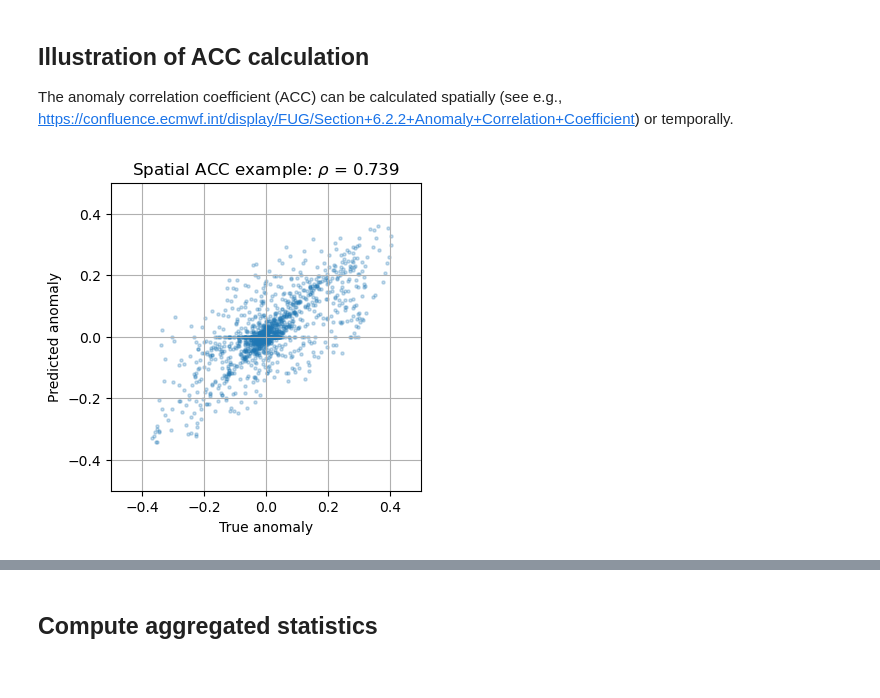
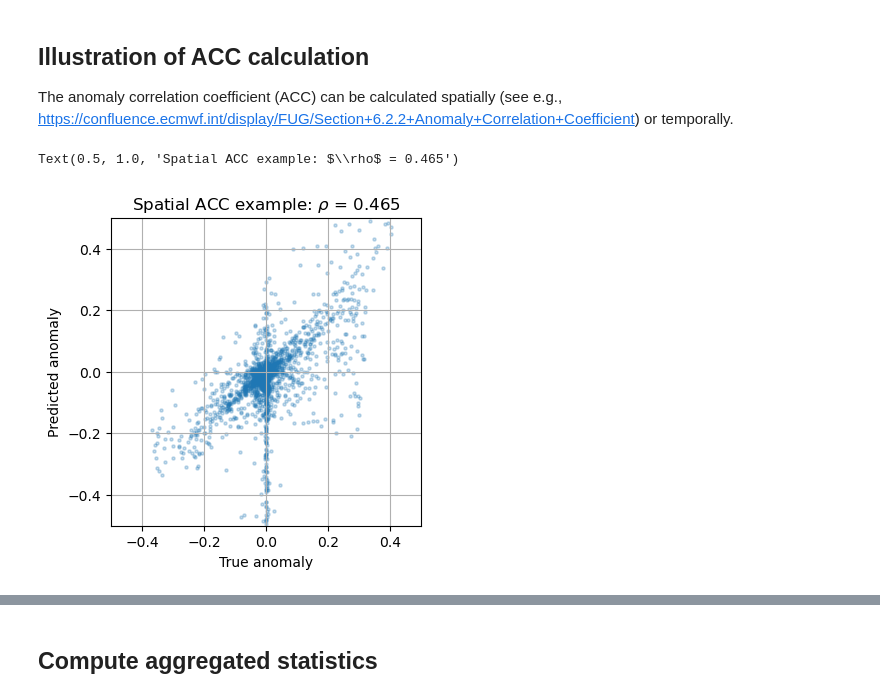
Before and after one commit to ychnli/sicpred, a Jupyter notebook: figures.ipynb, the cells around one changed output, grey strips where cells are left out. Cells and saved outputs as stored; diff of their text form; code cells hidden in the pictures.

```diff
--- a/figures.ipynb
+++ b/figures.ipynb
@@ -252,0 +237,15 @@ predictions_psl = load_model_predictions(config_simple_plus_psl.EXPERIMENT_NAME,
+# %%
+# These experiments have the same input configs
+from src.experiment_configs import config_simple_plus_psl
+from src.experiment_configs import config_pred_absolute
+
+anom_config_dict = load_globals(config_simple_plus_psl)
+abs_config_dict = load_globals(config_pred_absolute)
+
+abs_config_dict["CHECKPOINT_TO_EVALUATE"] = "epoch_5"
+# %%
+
+climatology_broadcast = get_broadcast_climatology(anom_config_dict, "test")
+# %%
+anom_prediction_diagnostics = ModelDiagnostics(anom_config_dict, climatology_broadcast)
+abs_prediction_diagnostics = ModelDiagnostics(abs_config_dict, climatology_broadcast)
@@ -363,21 +342,22 @@ def calculate_acc(predictions: xr.DataArray,
 ## Illustration of ACC calculation
 The anomaly correlation coefficient (ACC) can be calculated spatially (see e.g., https://confluence.ecmwf.int/display/FUG/Section+6.2.2+Anomaly+Correlation+Coefficient) or temporally.
 # %%
-targets_subset = targets.isel(member_id=0, lead_time=0)
-predictions_subset = predictions1_anom.isel(member_id=0, lead_time=0)
+targets_subset = abs_prediction_diagnostics.targets_anomaly.isel(member_id=0, lead_time=0)
+predictions_subset = abs_prediction_diagnostics.predictions_anomaly.isel(member_id=0, lead_time=0)
 
 plt.figure(figsize=(4,4))
 plt.scatter(targets_subset.isel(start_prediction_month=20).values.flatten(),
             predictions_subset.isel(start_prediction_month=20).values.flatten(),
             s=5, alpha=0.25)
 rho = np.corrcoef(targets_subset.isel(start_prediction_month=20).values.flatten(),
                 predictions_subset.isel(start_prediction_month=20).values.flatten())[0,1]
 plt.xlim([-0.5, 0.5])
 plt.ylim([-0.5, 0.5])
 plt.grid(True)
 plt.xlabel("True anomaly")
 plt.ylabel("Predicted anomaly")
 plt.title(rf"Spatial ACC example: $\rho$ = {np.round(rho, 3)}")
-plt.savefig("figures/illustrations/ACC_calculation.jpg", dpi=300, bbox_inches="tight")
+#plt.savefig("figures/illustrations/ACC_calculation.jpg", dpi=300, bbox_inches="tight")
 # %% [output]
+Text(0.5, 1.0, 'Spatial ACC example: $\\rho$ = 0.465')
-[figure, old version]
+[figure, new version]
```
Also changed, not shown: parts of 17 cells of this notebook.
